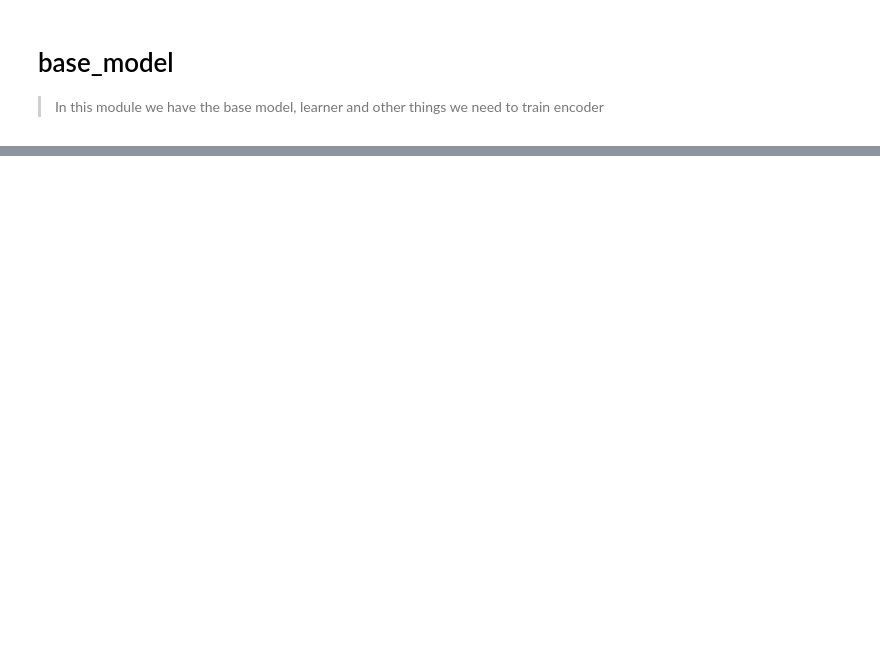
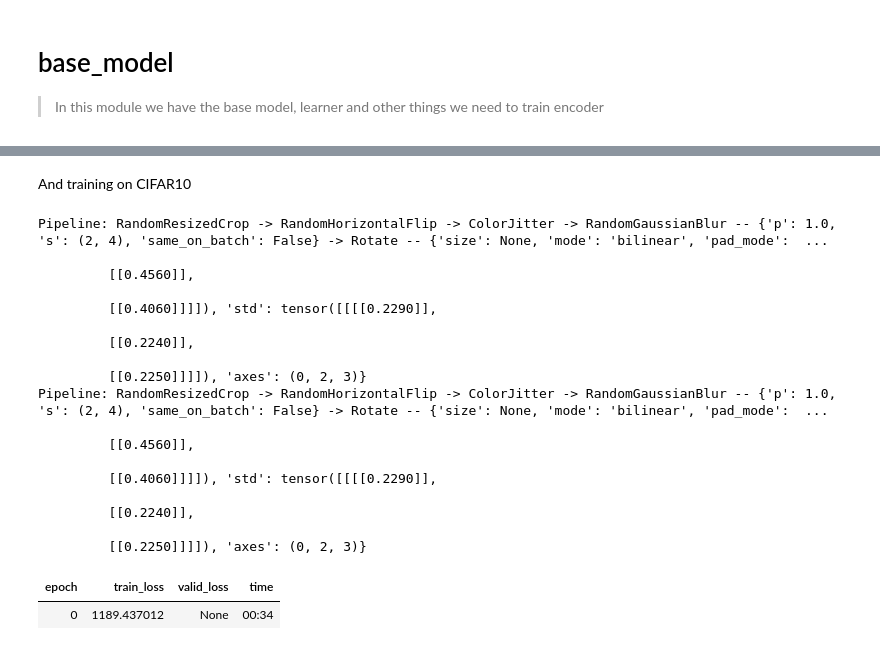
Before and after one commit to vu-nguyen-28/base_rbt, a Jupyter notebook: nbs/base_model.ipynb, the cells around one changed output, grey strips where cells are left out. Drawn from its saved outputs; the diff is of its cells as text; code cells hidden in the pictures; blank space fills up the shorter version.

```diff
--- a/nbs/base_model.ipynb
+++ b/nbs/base_model.ipynb
@@ -147,0 +160,23 @@ learn.fit(1)
+# %%
+#| hide
+
+n_in=3
+size=128
+bs=16
+path = untar_data(URLs.CIFAR)
+items = get_image_files(path / "train")
+items=items.shuffle()
+items = items[0:100]
+split = RandomSplitter(valid_pct=0.0) #randomly split training set into training and validation
+#tds = Datasets(items,splits=split(items)) #Do we want this?
+tds = Datasets(items, [[PILImage.create,Resize(size)], [parent_label, Categorize()]], splits=split(items)) #Or do we want this?
+dls = tds.dataloaders(bs=bs,num_workers=0, after_item=[ToTensor(), IntToFloatTensor()], device=device)
+
+fastai_encoder = create_fastai_encoder(xresnet18(),pretrained=False,n_in=n_in)
+model = create_barlow_twins_model(fastai_encoder, hidden_size=10,projection_size=10)# projection_size=1024)
+aug_pipelines = get_barlow_twins_aug_pipelines(size=size,bw=True, rotate=True, jitter=True, blur=True, resize_scale=(0.8, 1.0), resize_ratio=(0.5, 2.0), rotate_deg=60, jitter_s=0.7, blur_s=(2, 4), same_on_batch=False,bw_p=0.25, flip_p=0.5, rotate_p=1.0, jitter_p=1.0, blur_p=1.0, cuda=True, xtra_tfms=[])
+learn = Learner(dls, model, cbs=[BarlowTwins(aug_pipelines,n_in=n_in, print_augs=True)])
+b = dls.one_batch()
+learn._split(b)
+learn('before_batch')
+axes = learn.barlow_twins.show(n=bs)
@@ -148,3 +204,36 @@ learn.fit(1)
+# %% [markdown]
+And training on CIFAR10
+# %%
+#| hide
+n_in=3
+ps=1024
+hs=ps
+fastai_encoder = create_fastai_encoder(xresnet34(),pretrained=False,n_in=n_in)
+model = create_barlow_twins_model(fastai_encoder, hidden_size=hs,projection_size=ps)# projection_size=1024)
+aug_pipelines = get_barlow_twins_aug_pipelines(size=size, rotate=True, jitter=True, bw=False, blur=True, resize_scale=(0.8, 1.0), resize_ratio=(0.5, 2.0), rotate_deg=60, jitter_s=0.7, blur_s=(2, 4), same_on_batch=False, flip_p=0.5, rotate_p=1.0, jitter_p=1.0, bw_p=1.0, blur_p=1.0, cuda=True, xtra_tfms=[])
+learn = Learner(dls, model ,cbs=[BarlowTwins(aug_pipelines,n_in=n_in, print_augs=True)])
+learn.fit(1)
+# %% [output]
+Pipeline: RandomResizedCrop -> RandomHorizontalFlip -> ColorJitter -> RandomGaussianBlur -- {'p': 1.0, 's': (2, 4), 'same_on_batch': False} -> Rotate -- {'size': None, 'mode': 'bilinear', 'pad_mode':  ...
+
+         [[0.4560]],
+
+         [[0.4060]]]]), 'std': tensor([[[[0.2290]],
+
+         [[0.2240]],
+
+         [[0.2250]]]]), 'axes': (0, 2, 3)}
+Pipeline: RandomResizedCrop -> RandomHorizontalFlip -> ColorJitter -> RandomGaussianBlur -- {'p': 1.0, 's': (2, 4), 'same_on_batch': False} -> Rotate -- {'size': None, 'mode': 'bilinear', 'pad_mode':  ...
+
+         [[0.4560]],
+
+         [[0.4060]]]]), 'std': tensor([[[[0.2290]],
+
+         [[0.2240]],
+
+         [[0.2250]]]]), 'axes': (0, 2, 3)}
+| epoch | train_loss | valid_loss | time |
+| 0 | 1189.437012 | None | 00:34 |
 # %%
 #| hide
 import nbdev; nbdev.nbdev_export()
```
Also changed, not shown: parts of 9 cells of this notebook, 6 other files.
